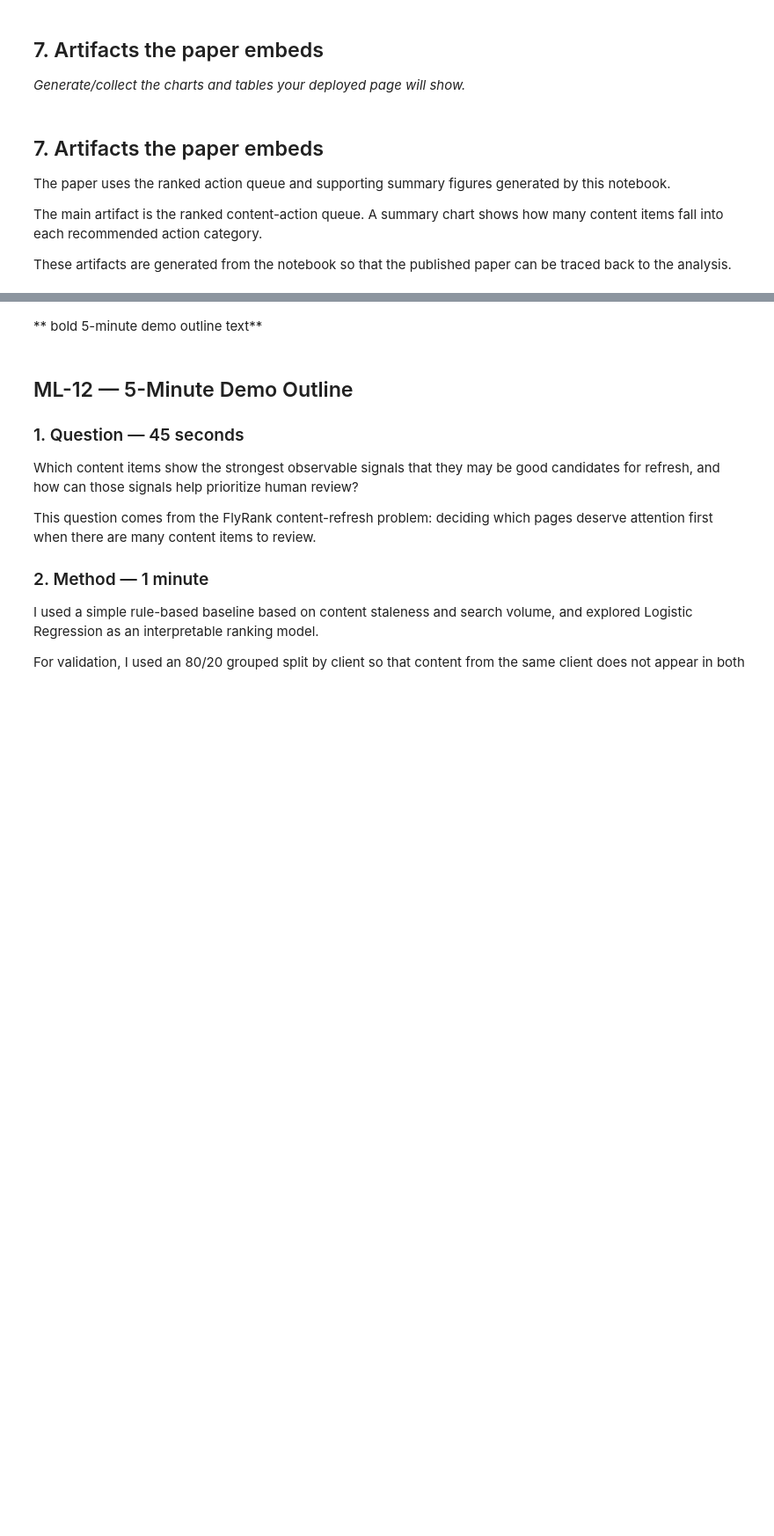
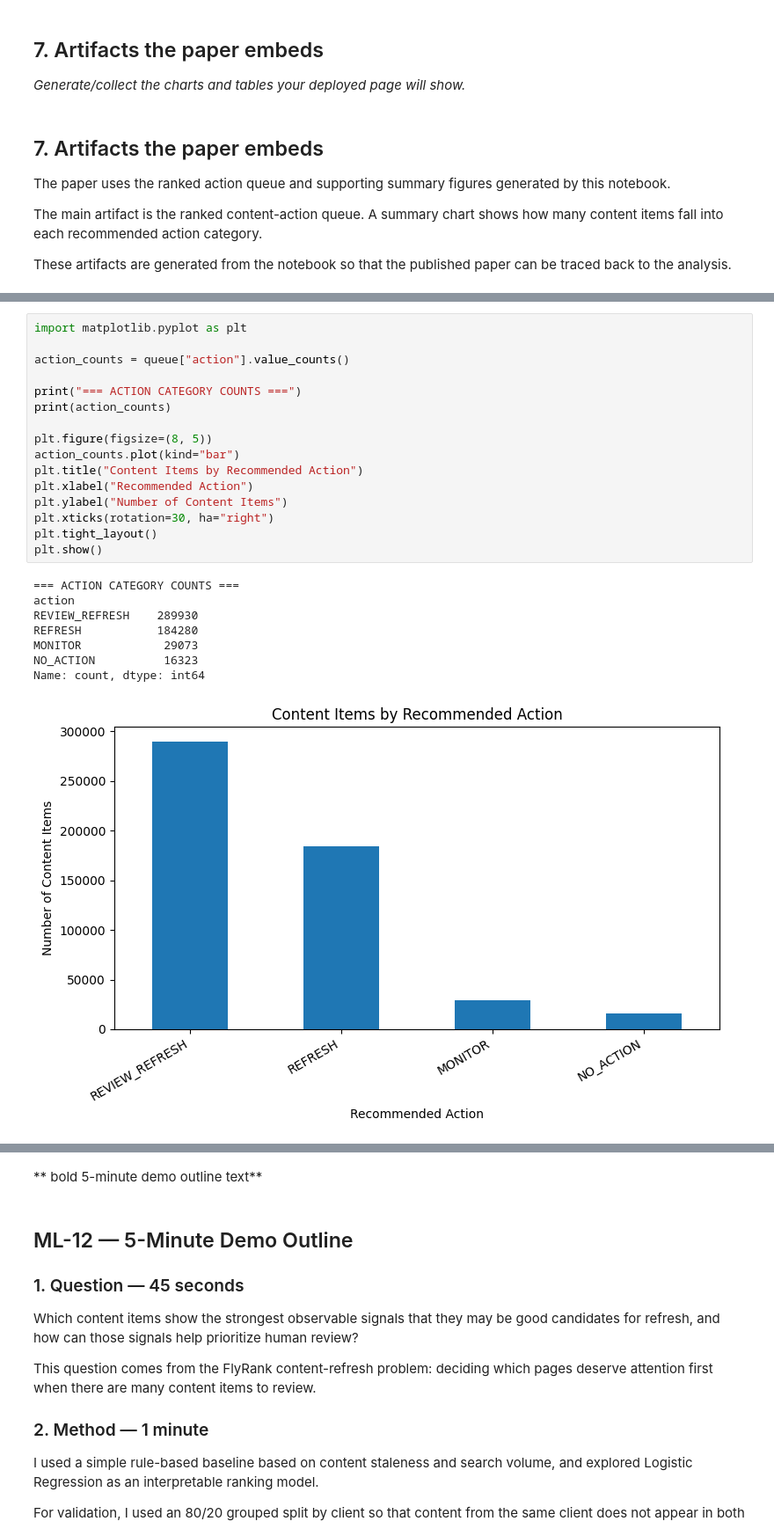
Before and after one commit to Abdullah200401/flyrank-ml-internship, a Jupyter notebook: work/notebooks/capstone.ipynb, the cells around one changed output, grey strips where cells are left out. Shown at 88% size. Cells and saved outputs as stored; diff of their text form; blank space fills up the shorter version.

```diff
--- a/work/notebooks/capstone.ipynb
+++ b/work/notebooks/capstone.ipynb
@@ -287,0 +501,25 @@ These artifacts are generated from the notebook so that the published paper can
+# %%
+import matplotlib.pyplot as plt
+
+action_counts = queue["action"].value_counts()
+
+print("=== ACTION CATEGORY COUNTS ===")
+print(action_counts)
+
+plt.figure(figsize=(8, 5))
+action_counts.plot(kind="bar")
+plt.title("Content Items by Recommended Action")
+plt.xlabel("Recommended Action")
+plt.ylabel("Number of Content Items")
+plt.xticks(rotation=30, ha="right")
+plt.tight_layout()
+plt.show()
+# %% [output]
+=== ACTION CATEGORY COUNTS ===
+action
+REVIEW_REFRESH    289930
+REFRESH           184280
+MONITOR            29073
+NO_ACTION          16323
+Name: count, dtype: int64
+[figure, added]
```
Also changed, not shown: parts of 13 cells of this notebook.
